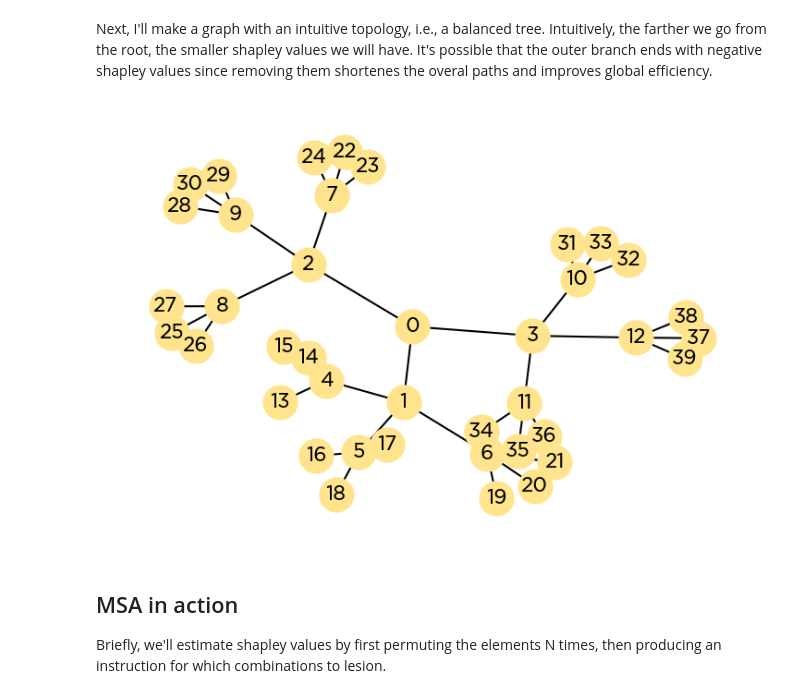
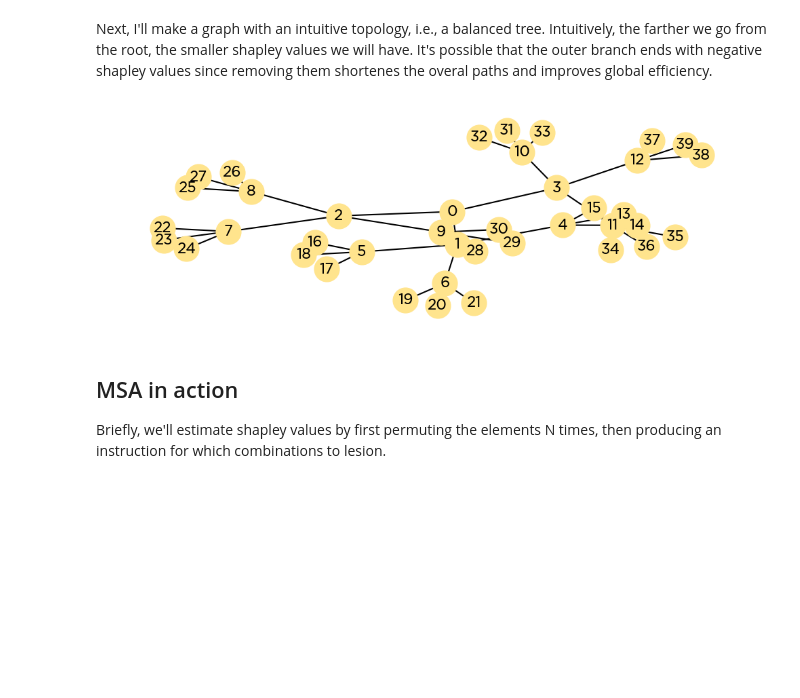
Before and after one commit to kuffmode/msa, a Jupyter notebook: examples/minimal.ipynb, the cells around one changed output. Drawn from its saved outputs; the diff is of its cells as text; code cells hidden in the pictures; blank space fills up the shorter version.

```diff
--- a/examples/minimal.ipynb
+++ b/examples/minimal.ipynb
@@ -67,10 +68,13 @@ Next, I'll make a graph with an intuitive topology, i.e., a balanced tree. Intui
 # %%
 G = nx.balanced_tree(3,3)
 fig,ax = plt.subplots()
 fig.set_dpi(150)
+fig.set_size_inches((21*CM,7*CM))
+
 ax = nx.draw(G,with_labels=True,node_color='#FFE48D',font_size=10)
+plt.savefig(f"{FIGPATH}balanced_tree.pdf",dpi=300,bbox_inches='tight')
 # %% [output]
-[figure, old version]
+[figure, new version]
 # %% [markdown]
 ## MSA in action
 Briefly, we'll estimate shapley values by first permuting the elements N times, then producing an instruction for which combinations to lesion.
```
Also changed, not shown: parts of 3 cells of this notebook, 14 other files.
